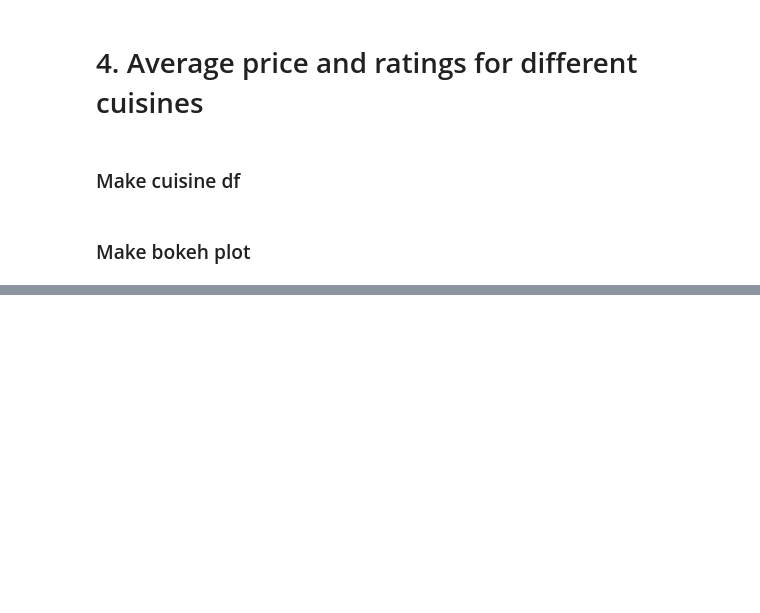
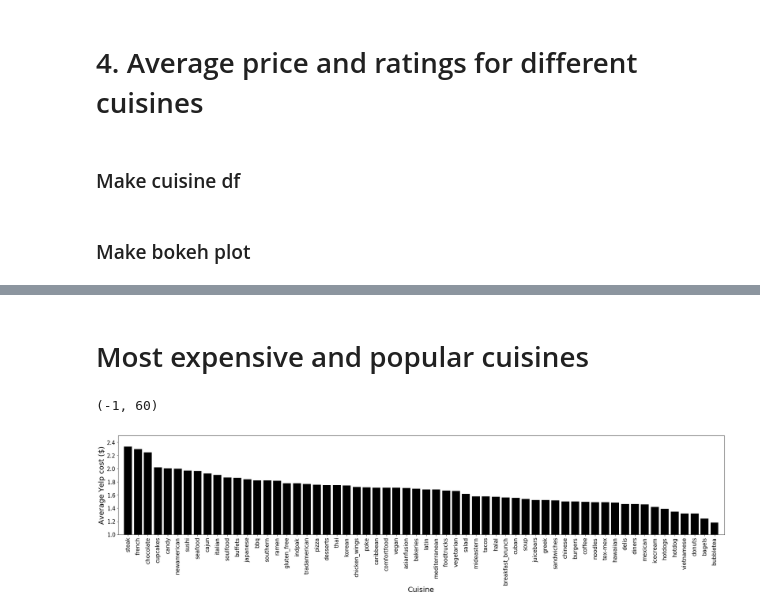
Before and after one commit to srcole/qwm, a Jupyter notebook: yelp/Analyze - cuisines.ipynb, the cells around one changed output, grey strips where cells are left out. Saved outputs shown, nothing was run; the diff lists cells and outputs as text; code cells hidden in the pictures; blank space fills up the shorter version.

```diff
--- a/yelp/Analyze - cuisines.ipynb
+++ b/yelp/Analyze - cuisines.ipynb
@@ -184,0 +236,19 @@ df_cuisine_limit
+# %% [markdown]
+# Most expensive and popular cuisines
+# %%
+df_cuisines_rating.sort_values('cost_avg', ascending=False, inplace=True)
+df_cuisines_rating.reset_index(drop=True, inplace=True)
+
+N=60
+plt.figure(figsize=(30,5))
+plt.bar(np.arange(N), df_cuisines_rating['cost_avg'].values[:N], color='k', ecolor='.5')
+plt.xticks(np.arange(N), df_cuisines_rating['cuisine'].values[:N])
+plt.ylabel('Average Yelp cost ($)', size=20)
+plt.xlabel('Cuisine', size=20)
+plt.xticks(size=15, rotation='vertical')
+plt.yticks(size=15)
+plt.ylim((1,2.5))
+plt.xlim((-1, N))
+# %% [output]
+(-1, 60)
+[figure, added]
```
Also changed, not shown: parts of 14 cells of this notebook, 1 other file.
